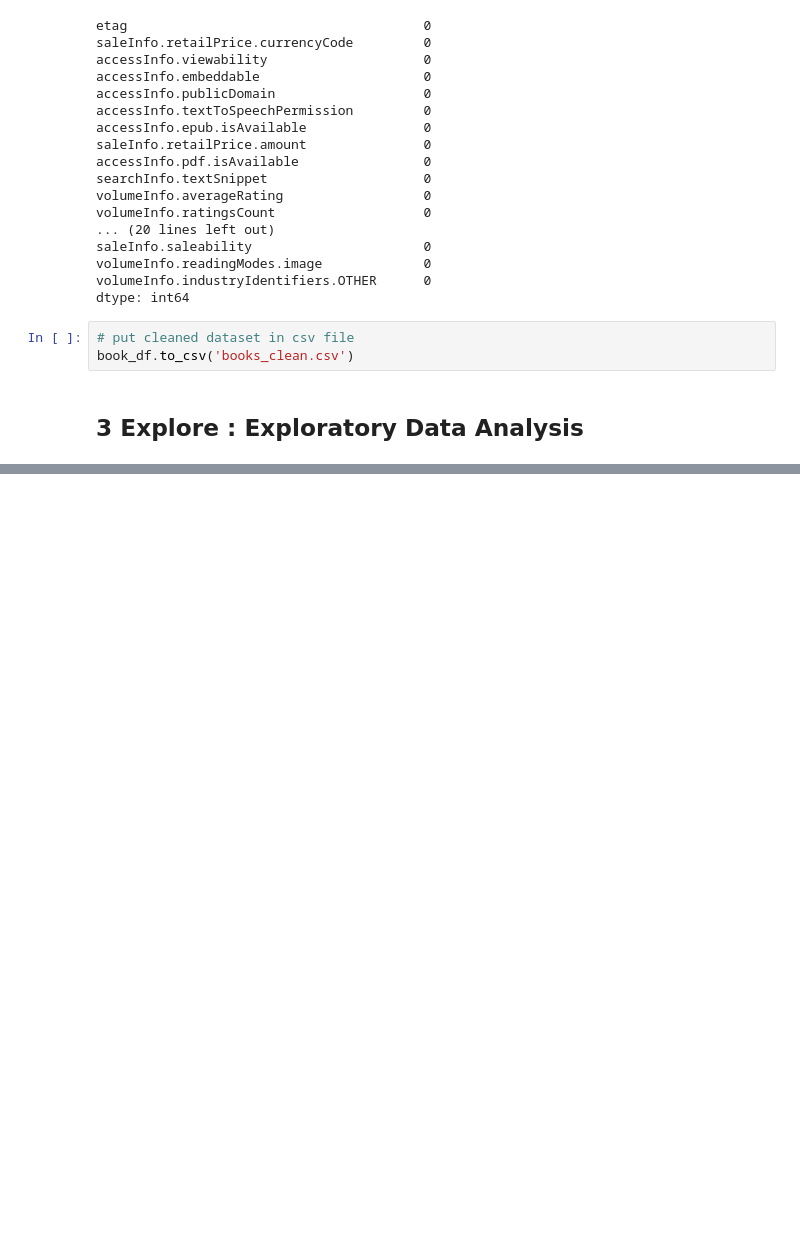
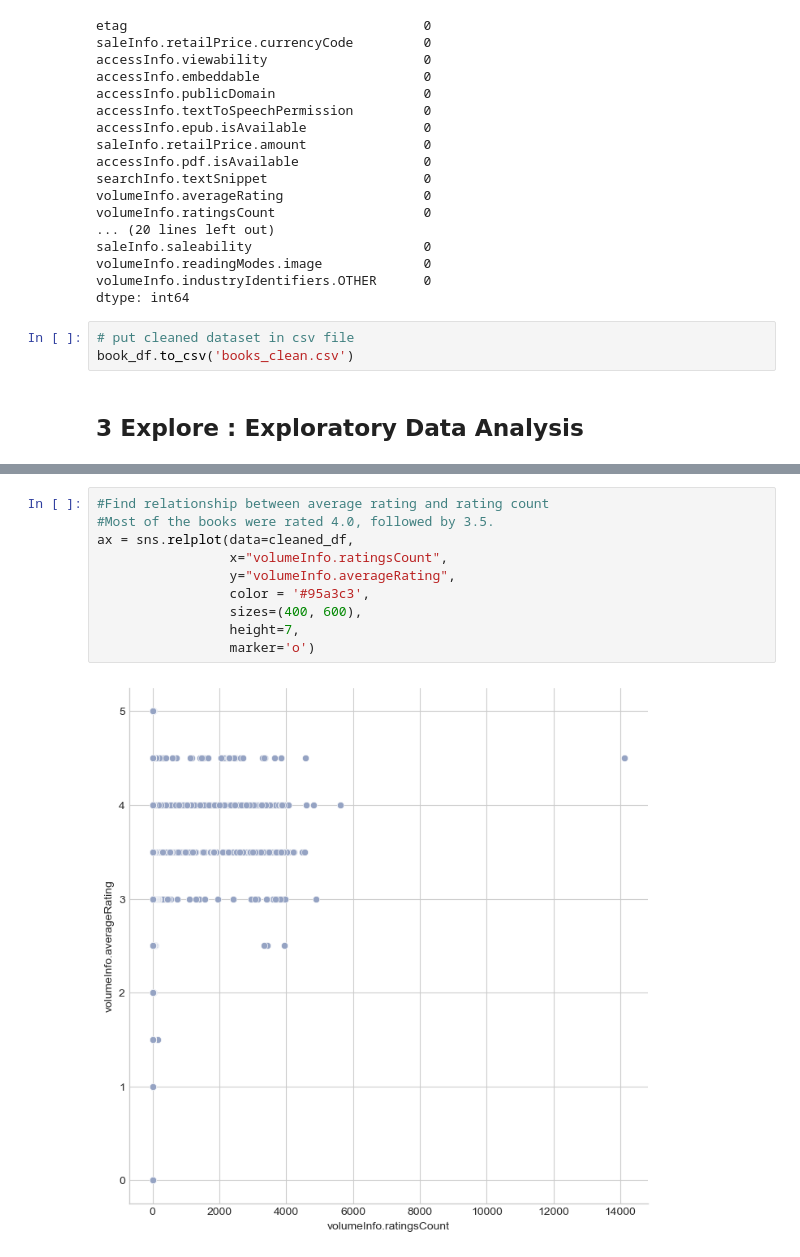
Before and after one commit to hilarylimyuxuan/Book-Recommendation-System, a Jupyter notebook: Book Recommendation System - Google Book.ipynb, the cells around one changed output, grey strips where cells are left out. Cells and saved outputs as stored; diff of their text form; blank space fills up the shorter version.

```diff
--- a/Book Recommendation System - Google Book.ipynb
+++ b/Book Recommendation System - Google Book.ipynb
@@ -887,0 +1058,12 @@ book_df.to_csv('books_clean.csv')
+# %%
+#Find relationship between average rating and rating count
+#Most of the books were rated 4.0, followed by 3.5.
+ax = sns.relplot(data=cleaned_df,
+                 x="volumeInfo.ratingsCount",
+                 y="volumeInfo.averageRating",
+                 color = '#95a3c3',
+                 sizes=(400, 600),
+                 height=7,
+                 marker='o')
+# %% [output]
+[figure, added]
```
Also changed, not shown: parts of 12 cells of this notebook.
